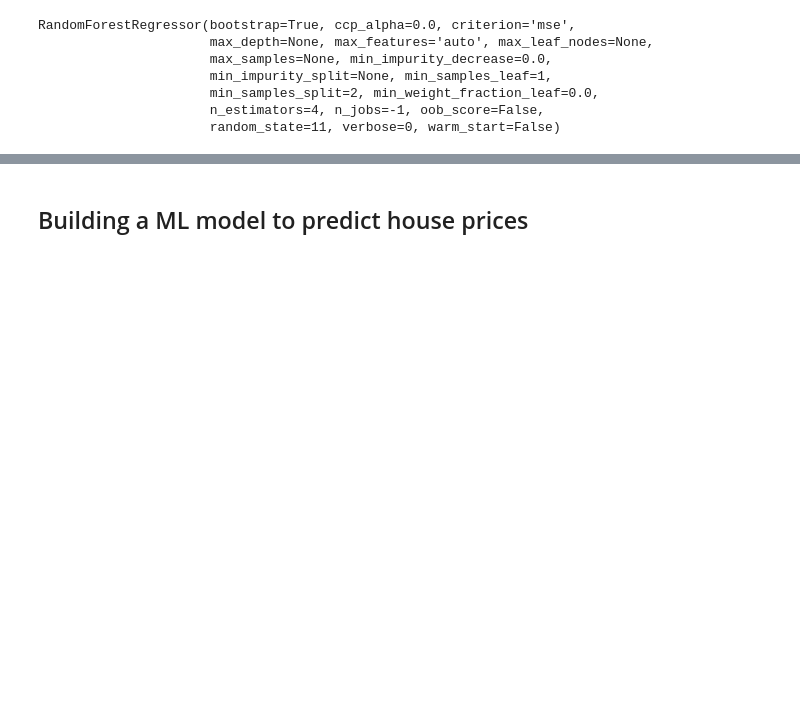
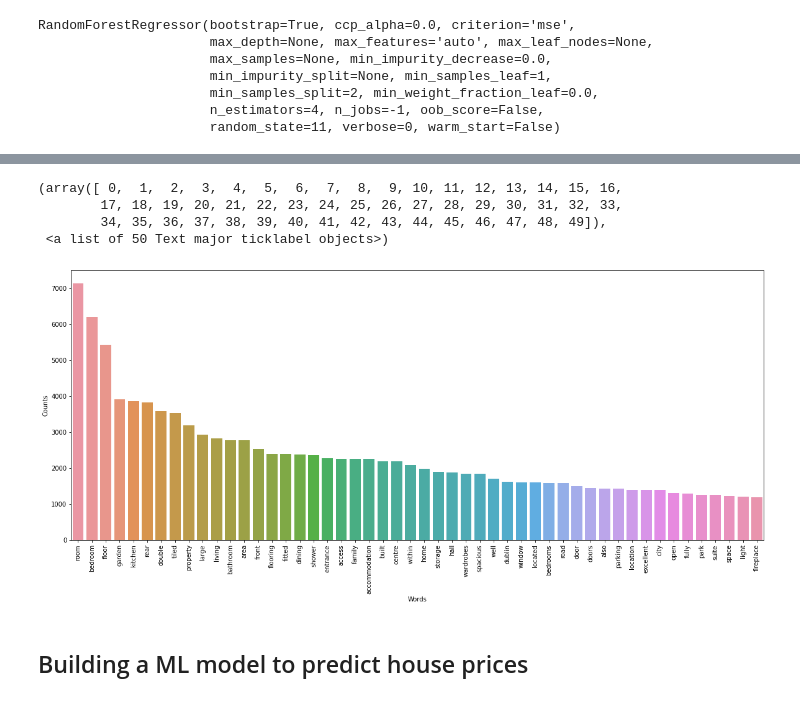
Before and after one commit to barrytl/ET5003_SEM1_2021-2, a Jupyter notebook: Week-5/ET5003_KaggleCompetition.ipynb, the cells around one changed output, grey strips where cells are left out. Saved outputs shown, nothing was run; the diff lists cells and outputs as text; code cells hidden in the pictures; blank space fills up the shorter version.

```diff
--- a/Week-5/ET5003_KaggleCompetition.ipynb
+++ b/Week-5/ET5003_KaggleCompetition.ipynb
@@ -710,0 +681,36 @@ Validation Accuracy:  0.4079003784065476
+# %%
+train_txt = df_train[nlp_features]
+# %%
+train_txt_clean = nlp_tasks(train_txt)
+# %%
+def word_counter(data):
+  data_list = list(data)
+  counter = {}
+  for example in data_list:
+    example_tokens = example.split()
+    for word in example_tokens:
+      if word not in list(counter.keys()): counter.update({word:1})
+      else: counter[word] += 1
+  return counter
+# %%
+description_count = word_counter(train_txt_clean['Description'])
+# %%
+
+sorted_counter = dict(sorted(description_count.items(), key=lambda x: x[1], reverse=True))
+words = list(sorted_counter.keys())[0:50]
+count = list(sorted_counter.values())[0:50]
+
+df_wdcount=pd.DataFrame(words, columns=['Words'])
+df_wdcount['Counts'] = count
+
+
+plt.figure(figsize=(20, 8))
+ax = sns.barplot(x='Words', y='Counts', data=df_wdcount, order=df_wdcount.sort_values('Counts', ascending=False).Words)
+plt.xticks(rotation=90)
+plt.show()
+# %% [output]
+(array([ 0,  1,  2,  3,  4,  5,  6,  7,  8,  9, 10, 11, 12, 13, 14, 15, 16,
+        17, 18, 19, 20, 21, 22, 23, 24, 25, 26, 27, 28, 29, 30, 31, 32, 33,
+        34, 35, 36, 37, 38, 39, 40, 41, 42, 43, 44, 45, 46, 47, 48, 49]),
+ <a list of 50 Text major ticklabel objects>)
+[figure, added]
```
Also changed, not shown: parts of 53 cells of this notebook.
